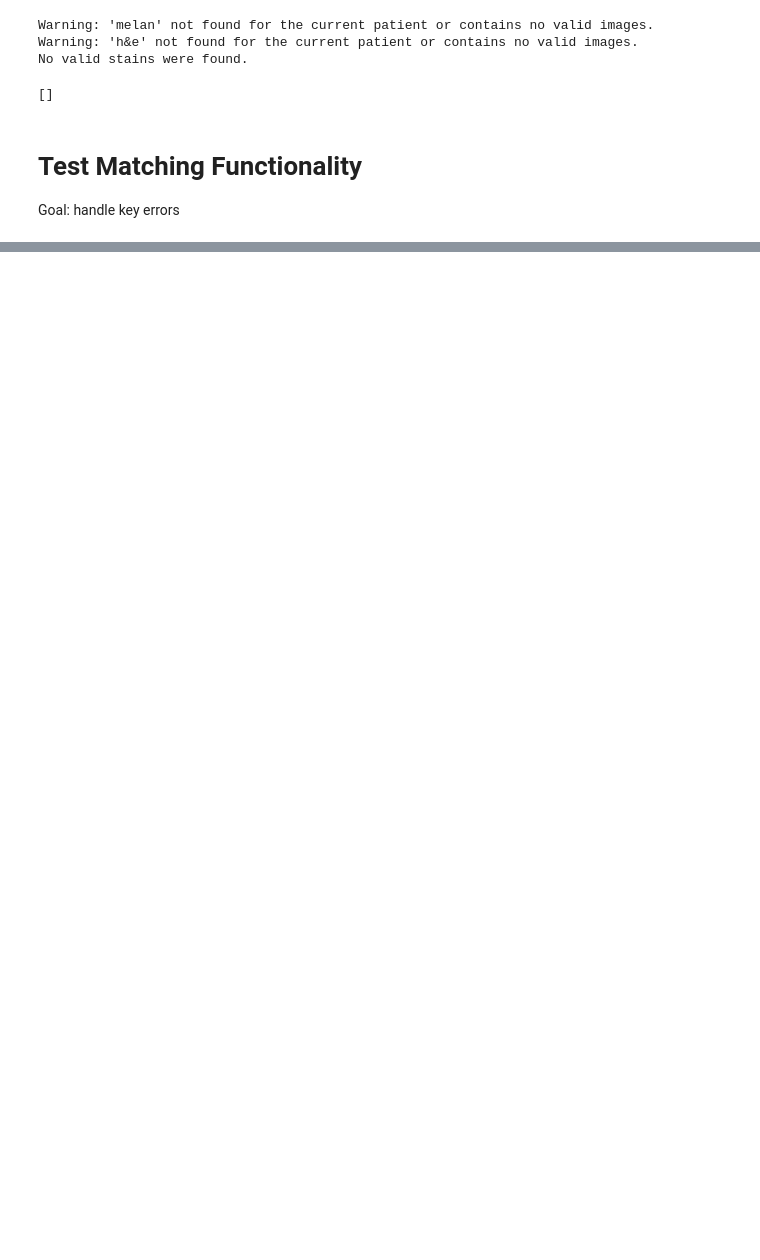
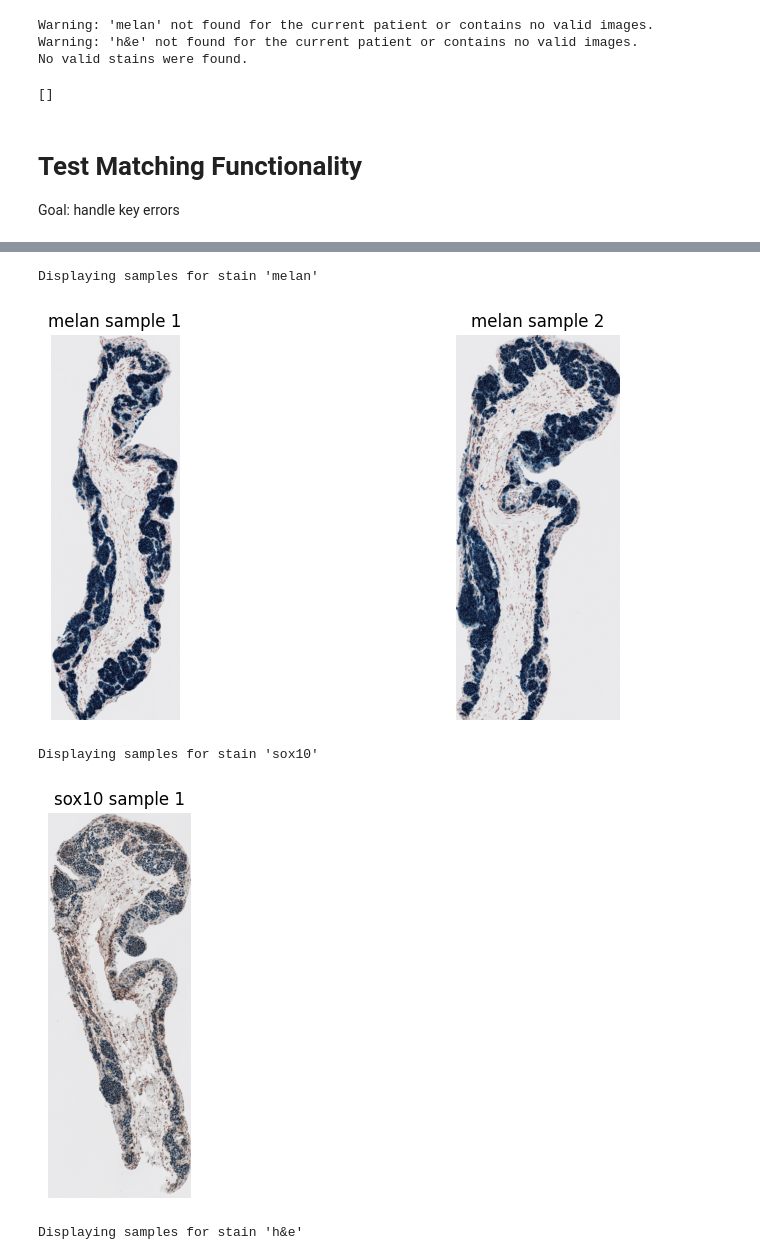
Before and after one commit to atharvaweling/stat390-f24-team5, a Jupyter notebook: kyla_bruno/Week5_Presentation4/match.ipynb, the cells around one changed output, grey strips where cells are left out. Cells and saved outputs as stored; diff of their text form; code cells hidden in the pictures; blank space fills up the shorter version.

```diff
--- a/kyla_bruno/Week5_Presentation4/match.ipynb
+++ b/kyla_bruno/Week5_Presentation4/match.ipynb
@@ -394,0 +383,11 @@ for imgs in intersect_matches(matched1, matched2):
+# %%
+# Test a possible three way match
+images6 = read('test_samples/h2114153')
+show(images6, ['melan', 'sox10', 'h&e'])
+matched3 = pipeline(images6, ['H&E', 'Sox10', 'Melan'])
+# %% [output]
+Displaying samples for stain 'melan'
+[figure, added]
+Displaying samples for stain 'sox10'
+[figure, added]
+Displaying samples for stain 'h&e'
```
Also changed, not shown: parts of 10 cells of this notebook.
